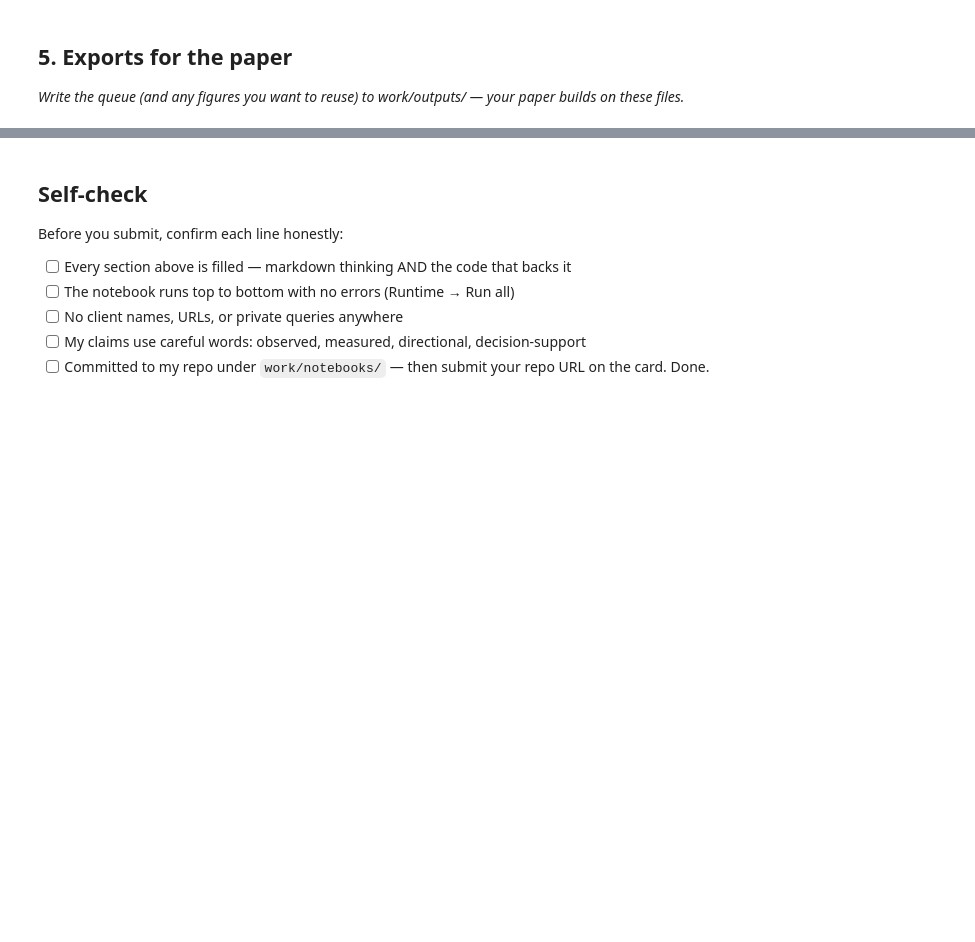
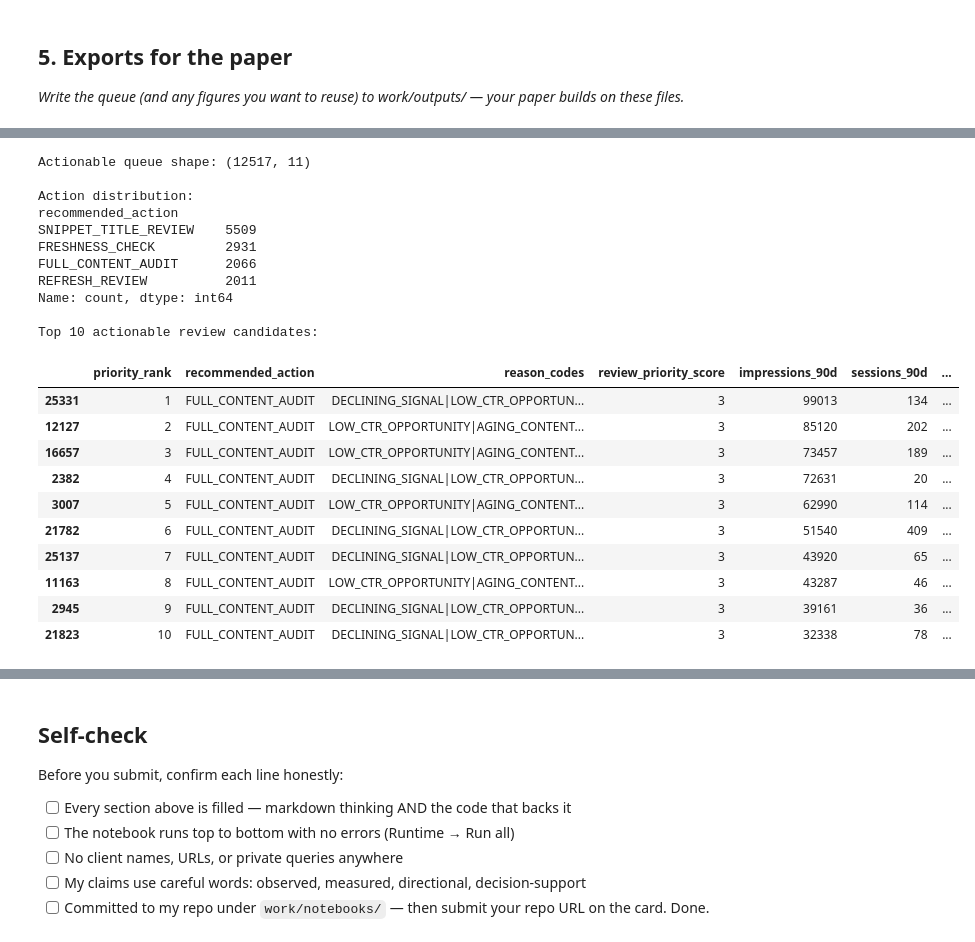
Before and after one commit to malaikasaleem944/malaika_flyrank, a Jupyter notebook: work/notebooks/w07_action_playbook.ipynb, the cells around one changed output, grey strips where cells are left out. Cells and saved outputs as stored; diff of their text form; code cells hidden in the pictures; blank space fills up the shorter version.

```diff
--- a/work/notebooks/w07_action_playbook.ipynb
+++ b/work/notebooks/w07_action_playbook.ipynb
@@ -43,0 +453,57 @@ This skeleton is yours to fill. Work the sections **in order** — each one has
+# %%
+# Prepare the paper-facing queue.
+# Client identifiers are excluded from the export.
+# Items with actionable recommendations are ranked first.
+
+actionable_actions = [
+    "FULL_CONTENT_AUDIT",
+    "REFRESH_REVIEW",
+    "SNIPPET_TITLE_REVIEW",
+    "FRESHNESS_CHECK"
+]
+
+paper_queue = ranked_queue[
+    ranked_queue["recommended_action"].isin(actionable_actions)
+].copy()
+
+# Re-rank only actionable review candidates
+paper_queue = paper_queue.sort_values(
+    ["review_priority_score", "impressions_90d"],
+    ascending=[False, False]
+).copy()
+
+paper_queue["priority_rank"] = range(1, len(paper_queue) + 1)
+
+# Remove client identifier from the paper-facing export
+paper_queue = paper_queue.drop(columns=["client_id"])
+
+print("Actionable queue shape:", paper_queue.shape)
+
+print("\nAction distribution:")
+print(paper_queue["recommended_action"].value_counts())
+
+print("\nTop 10 actionable review candidates:")
+display(paper_queue.head(10))
+# %% [output]
+Actionable queue shape: (12517, 11)
+
+Action distribution:
+recommended_action
+SNIPPET_TITLE_REVIEW    5509
+FRESHNESS_CHECK         2931
+FULL_CONTENT_AUDIT      2066
+REFRESH_REVIEW          2011
+Name: count, dtype: int64
+
+Top 10 actionable review candidates:
+|  | priority_rank | recommended_action | reason_codes | review_priority_score | impressions_90d | sessions_90d | ... |
+| 25331 | 1 | FULL_CONTENT_AUDIT | DECLINING_SIGNAL|LOW_CTR_OPPORTUN... | 3 | 99013 | 134 | ... |
+| 12127 | 2 | FULL_CONTENT_AUDIT | LOW_CTR_OPPORTUNITY|AGING_CONTENT... | 3 | 85120 | 202 | ... |
+| 16657 | 3 | FULL_CONTENT_AUDIT | LOW_CTR_OPPORTUNITY|AGING_CONTENT... | 3 | 73457 | 189 | ... |
+| 2382 | 4 | FULL_CONTENT_AUDIT | DECLINING_SIGNAL|LOW_CTR_OPPORTUN... | 3 | 72631 | 20 | ... |
+| 3007 | 5 | FULL_CONTENT_AUDIT | LOW_CTR_OPPORTUNITY|AGING_CONTENT... | 3 | 62990 | 114 | ... |
+| 21782 | 6 | FULL_CONTENT_AUDIT | DECLINING_SIGNAL|LOW_CTR_OPPORTUN... | 3 | 51540 | 409 | ... |
+| 25137 | 7 | FULL_CONTENT_AUDIT | DECLINING_SIGNAL|LOW_CTR_OPPORTUN... | 3 | 43920 | 65 | ... |
+| 11163 | 8 | FULL_CONTENT_AUDIT | LOW_CTR_OPPORTUNITY|AGING_CONTENT... | 3 | 43287 | 46 | ... |
+| 2945 | 9 | FULL_CONTENT_AUDIT | DECLINING_SIGNAL|LOW_CTR_OPPORTUN... | 3 | 39161 | 36 | ... |
+| 21823 | 10 | FULL_CONTENT_AUDIT | DECLINING_SIGNAL|LOW_CTR_OPPORTUN... | 3 | 32338 | 78 | ... |
```
Also changed, not shown: parts of 18 cells of this notebook.
